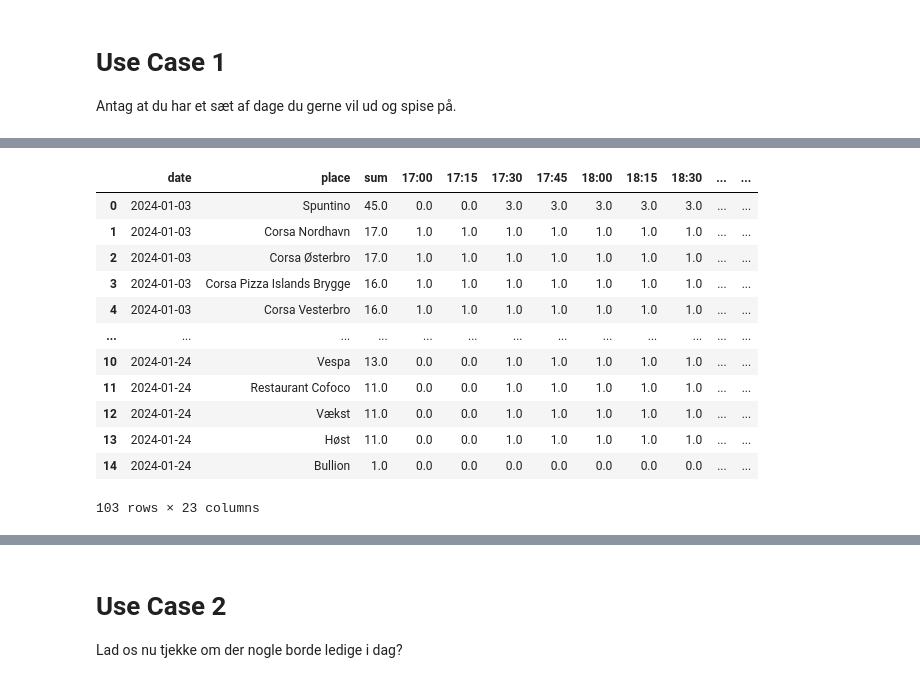
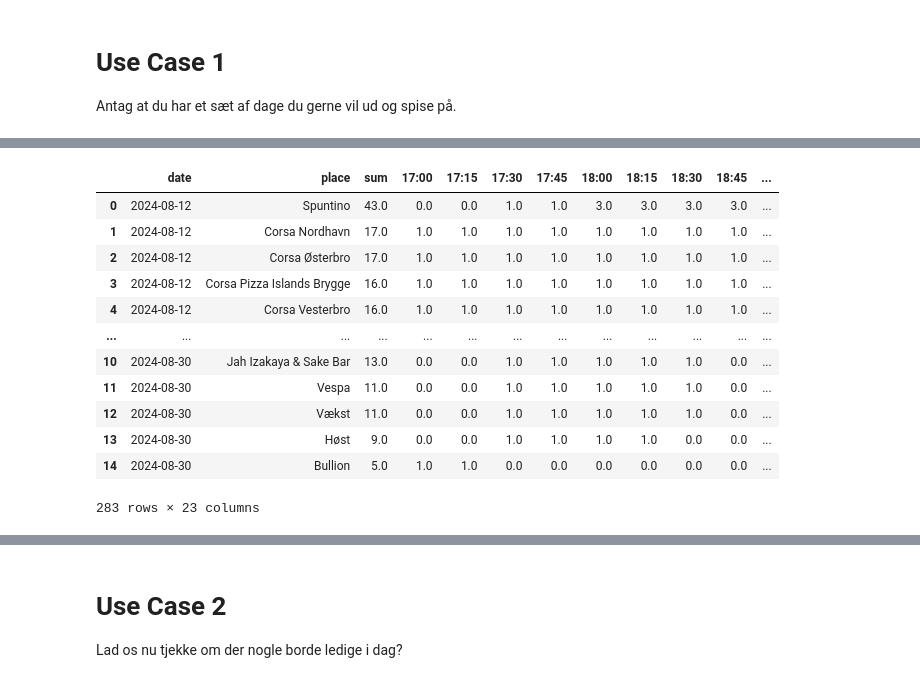
Before and after one commit to Norris36/paideia, a Jupyter notebook: shared_space/booking.ipynb, the cells around one changed output, grey strips where cells are left out. Drawn from its saved outputs; the diff is of its cells as text; code cells hidden in the pictures.

```diff
--- a/shared_space/booking.ipynb
+++ b/shared_space/booking.ipynb
@@ -177,7 +177,7 @@ def get_resturant_name(resturant_id):
         if value == resturant_id:
             return key
 
-def get_one_day_bookings(relevant_date, resturant_dict):
+def get_one_day_bookings(relevant_date, resturant_dict, guests = 2):
     try:
     # Now let's make a list of the restaurant names and IDs
         restaurant_names = list(resturant_dict.keys())
@@ -189,7 +189,7 @@ def get_one_day_bookings(relevant_date, resturant_dict):
         # Iterate through restaurant IDs and names, updating tqdm with the current restaurant name
         with tqdm(total=len(restaurant_ids), desc="Checking the restaurant: ") as pbar:
             for restaurant_id, restaurant_name in zip(restaurant_ids, restaurant_names):
-                booking_times = get_booking_times(relevant_date, restaurant_id, booking_times)
+                booking_times = get_booking_times(relevant_date, restaurant_id, booking_times, guests=guests)
 
                 # Update booking times with restaurant name where needed
                 tmp = []
@@ -200,8 +200,6 @@ def get_one_day_bookings(relevant_date, resturant_dict):
                 booking_times = tmp
                 pbar.update(1)
                 pbar.set_description(f"Checking the restaurant: {restaurant_name}")
-
-
 
         # now lets make a pivot table of the booking times from scratch
         pivot_df = pd.DataFrame(booking_times, columns=['date_n_time'])
@@ -316,3 +314,10 @@ pd.set_option('display.max_columns', 30)  # Replace 10 with your desired number
 # %% [markdown]
 # Use Case 1
 Antag at du har et sæt af dage du gerne vil ud og spise på.
+# %%
+from time import strftime
+
+
+dates = pd.date_range('2024-08-12', '2024-08-30', freq='D').strftime('%d-%m-%Y').tolist()
+
+dates
@@ -320,43 +345,46 @@ Antag at du har et sæt af dage du gerne vil ud og spise på.
 # Her skriver du dine datoer i dd-mm-yyyy format
 strings = ["03-01-2024",
 "07-01-2024",
 "14-01-2024",
 "16-01-2024",
 "17-01-2024",
 "23-01-2024",
 "24-01-2024"]
+strings = dates
+# strings = ['14-08-2024']
+# Now lets make a date range in the format dd-mm-yyyy from the 12 th of August 24 to the 30th of august 24
 # Ford systemet læser det i yyyy-mm-dd format, skal vi lige konvertere det
 strings = convert_dates_to_datetime(strings)
 # Nu skal vi lave de kolonner som dataen skal lægges ind i
 new_columns = ['date', 'place', 'sum', '17:00', '17:15', '17:30', '17:45', '18:00',
                 '18:15', '18:30', '18:45', '19:00', '19:15', '19:30', '19:45', '20:00',
                 '20:15', '20:30', '20:45', '21:00', '21:15', '21:30', '21:45']
 # Her laver vi en tom dataframe med de kolonner vi lige har lavet, sådan at vi kan gemme alt dataen i den
 df = pd.DataFrame(columns=new_columns)
 # Vi løber igennem alle datoerne og henter dataen for hver dag
 for date in strings:
     try:
         data = get_one_day_bookings(date, resturant_dict)
         data['date'] = date
         data = data[new_columns]
 
         df = pd.concat([df, data])
     except Exception as e:
         print(e)
         pass
 # Her er alle de ledige borde på de forskellige datoer
 df
 # %% [output]
-|  | date | place | sum | 17:00 | 17:15 | 17:30 | 17:45 | 18:00 | 18:15 | 18:30 | ... | ... |
-| 0 | 2024-01-03 | Spuntino | 45.0 | 0.0 | 0.0 | 3.0 | 3.0 | 3.0 | 3.0 | 3.0 | ... | ... |
-| 1 | 2024-01-03 | Corsa Nordhavn | 17.0 | 1.0 | 1.0 | 1.0 | 1.0 | 1.0 | 1.0 | 1.0 | ... | ... |
-| 2 | 2024-01-03 | Corsa Østerbro | 17.0 | 1.0 | 1.0 | 1.0 | 1.0 | 1.0 | 1.0 | 1.0 | ... | ... |
-| 3 | 2024-01-03 | Corsa Pizza Islands Brygge | 16.0 | 1.0 | 1.0 | 1.0 | 1.0 | 1.0 | 1.0 | 1.0 | ... | ... |
-| 4 | 2024-01-03 | Corsa Vesterbro | 16.0 | 1.0 | 1.0 | 1.0 | 1.0 | 1.0 | 1.0 | 1.0 | ... | ... |
+|  | date | place | sum | 17:00 | 17:15 | 17:30 | 17:45 | 18:00 | 18:15 | 18:30 | 18:45 | ... |
+| 0 | 2024-08-12 | Spuntino | 43.0 | 0.0 | 0.0 | 1.0 | 1.0 | 3.0 | 3.0 | 3.0 | 3.0 | ... |
+| 1 | 2024-08-12 | Corsa Nordhavn | 17.0 | 1.0 | 1.0 | 1.0 | 1.0 | 1.0 | 1.0 | 1.0 | 1.0 | ... |
+| 2 | 2024-08-12 | Corsa Østerbro | 17.0 | 1.0 | 1.0 | 1.0 | 1.0 | 1.0 | 1.0 | 1.0 | 1.0 | ... |
+| 3 | 2024-08-12 | Corsa Pizza Islands Brygge | 16.0 | 1.0 | 1.0 | 1.0 | 1.0 | 1.0 | 1.0 | 1.0 | 1.0 | ... |
+| 4 | 2024-08-12 | Corsa Vesterbro | 16.0 | 1.0 | 1.0 | 1.0 | 1.0 | 1.0 | 1.0 | 1.0 | 1.0 | ... |
 | ... | ... | ... | ... | ... | ... | ... | ... | ... | ... | ... | ... | ... |
-| 10 | 2024-01-24 | Vespa | 13.0 | 0.0 | 0.0 | 1.0 | 1.0 | 1.0 | 1.0 | 1.0 | ... | ... |
-| 11 | 2024-01-24 | Restaurant Cofoco | 11.0 | 0.0 | 0.0 | 1.0 | 1.0 | 1.0 | 1.0 | 1.0 | ... | ... |
-| 12 | 2024-01-24 | Vækst | 11.0 | 0.0 | 0.0 | 1.0 | 1.0 | 1.0 | 1.0 | 1.0 | ... | ... |
-| 13 | 2024-01-24 | Høst | 11.0 | 0.0 | 0.0 | 1.0 | 1.0 | 1.0 | 1.0 | 1.0 | ... | ... |
-| 14 | 2024-01-24 | Bullion | 1.0 | 0.0 | 0.0 | 0.0 | 0.0 | 0.0 | 0.0 | 0.0 | ... | ... |
+| 10 | 2024-08-30 | Jah Izakaya & Sake Bar | 13.0 | 0.0 | 0.0 | 1.0 | 1.0 | 1.0 | 1.0 | 1.0 | 0.0 | ... |
+| 11 | 2024-08-30 | Vespa | 11.0 | 0.0 | 0.0 | 1.0 | 1.0 | 1.0 | 1.0 | 1.0 | 0.0 | ... |
+| 12 | 2024-08-30 | Vækst | 11.0 | 0.0 | 0.0 | 1.0 | 1.0 | 1.0 | 1.0 | 1.0 | 0.0 | ... |
+| 13 | 2024-08-30 | Høst | 9.0 | 0.0 | 0.0 | 1.0 | 1.0 | 1.0 | 1.0 | 0.0 | 0.0 | ... |
+| 14 | 2024-08-30 | Bullion | 5.0 | 1.0 | 1.0 | 0.0 | 0.0 | 0.0 | 0.0 | 0.0 | 0.0 | ... |
-103 rows × 23 columns
+283 rows × 23 columns
```
Also changed, not shown: parts of 6 cells of this notebook, 6 other files.
